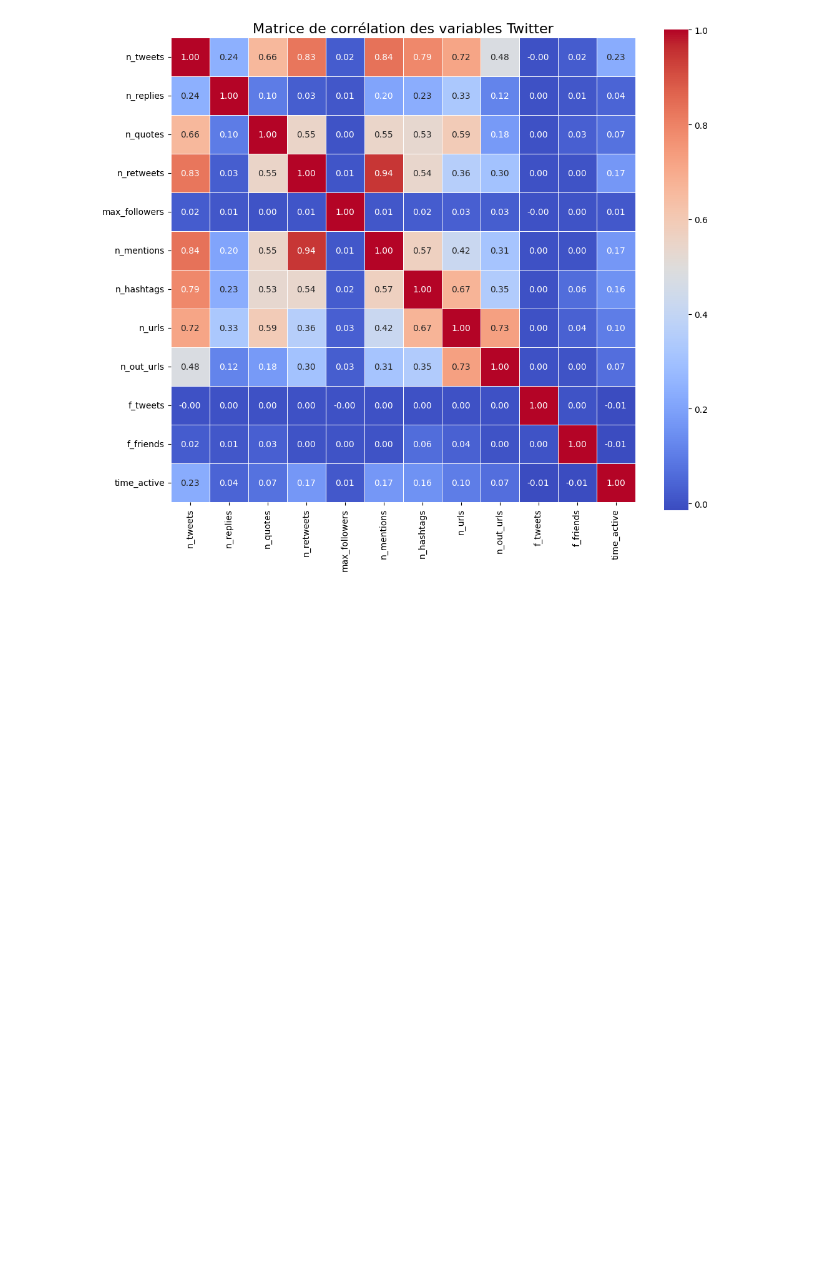
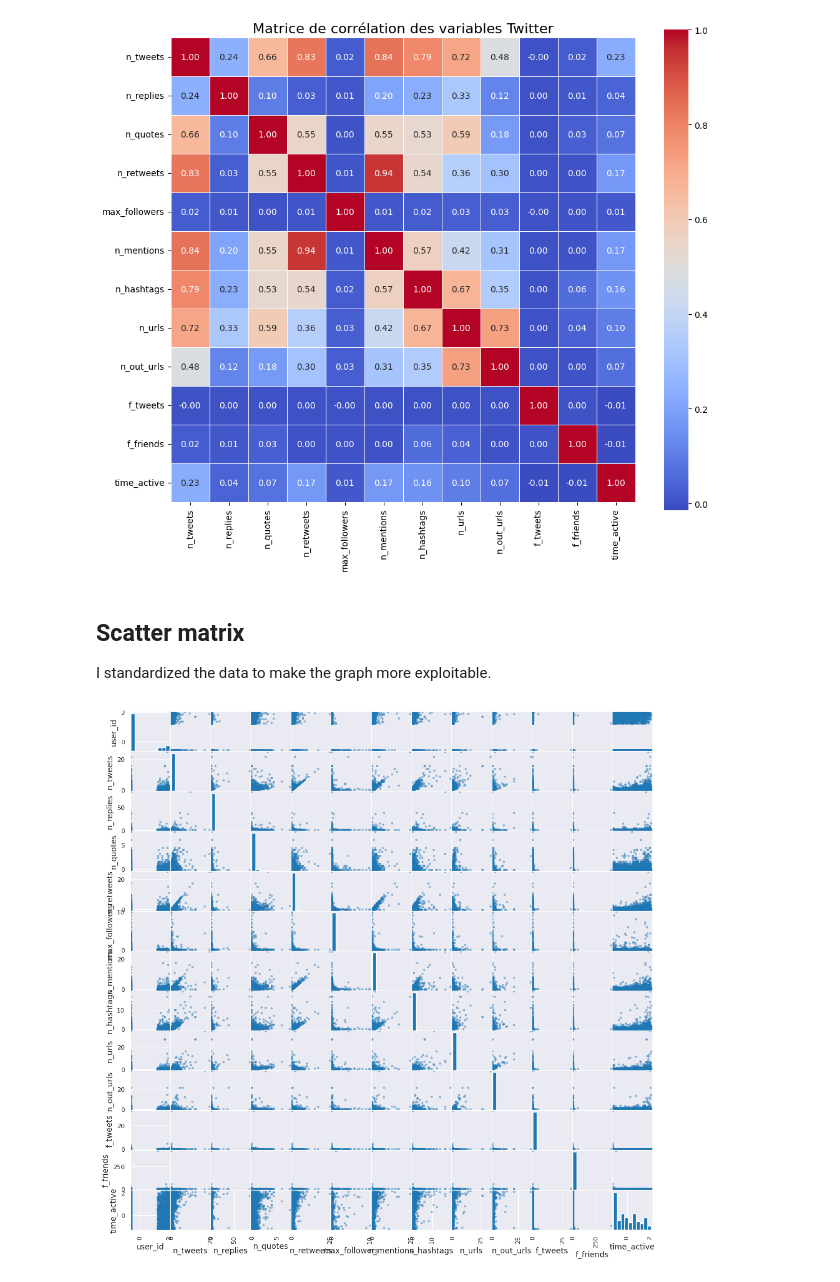
Before and after one commit to PetiteGrange/IF29_Projet-Data-Tweet, a Jupyter notebook: Data_Visualisation.ipynb, the cells around one changed output. Saved outputs shown, nothing was run; the diff lists cells and outputs as text; code cells hidden in the pictures; blank space fills up the shorter version.

Commit message:
Add scatter matrix to vizu
rename Data_Labelling to Data_Exploration2
fix Data_Exploration2 for correct json files

```diff
--- a/Data_Visualisation.ipynb
+++ b/Data_Visualisation.ipynb
@@ -125,3 +124,14 @@ plt.title('Matrice de corrélation des variables Twitter', fontsize=16)
 plt.show()
 # %% [output]
 [figure]
+# %% [markdown]
+## Scatter matrix
+
+I standardized the data to make the graph more exploitable.
+# %%
+sc = StandardScaler()
+df_std = pd.DataFrame(sc.fit_transform(df), columns=df.columns)
+data_sample = df_std.sample(n=20000, random_state=42)
+visual = pd.plotting.scatter_matrix(data_sample, figsize=(12, 12), s=30)
+# %% [output]
+[figure, added]
```
Also changed, not shown: parts of 2 cells of this notebook, 3 other files.
